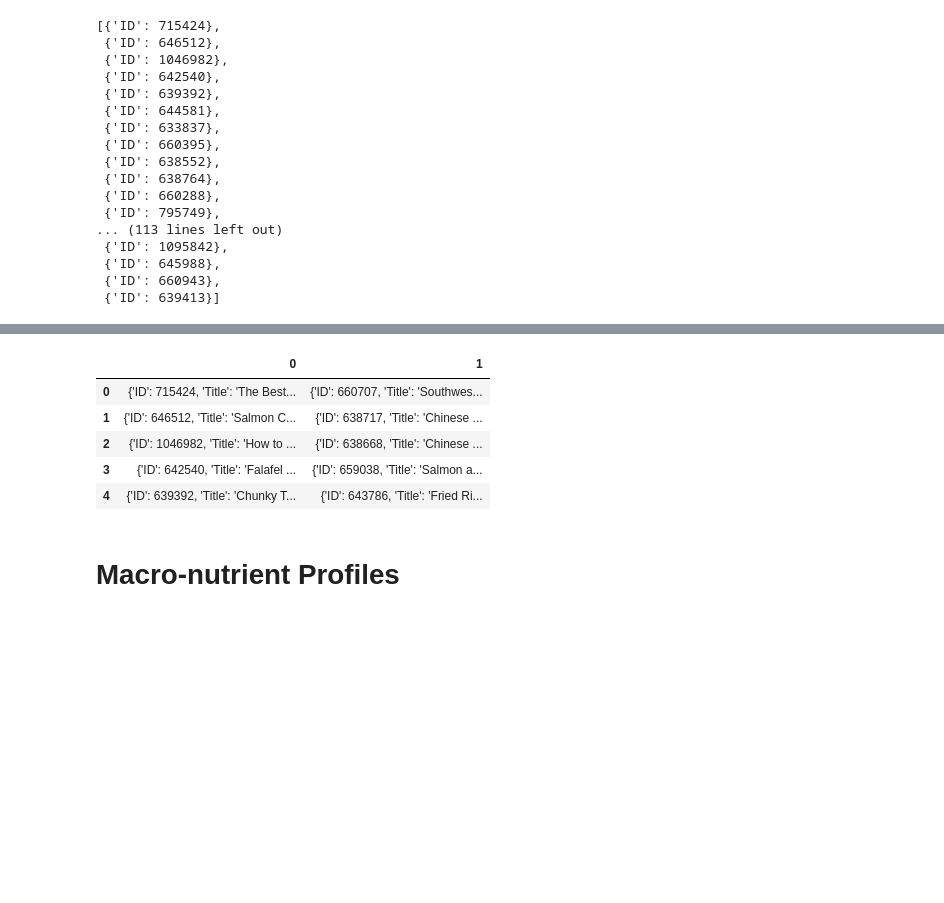
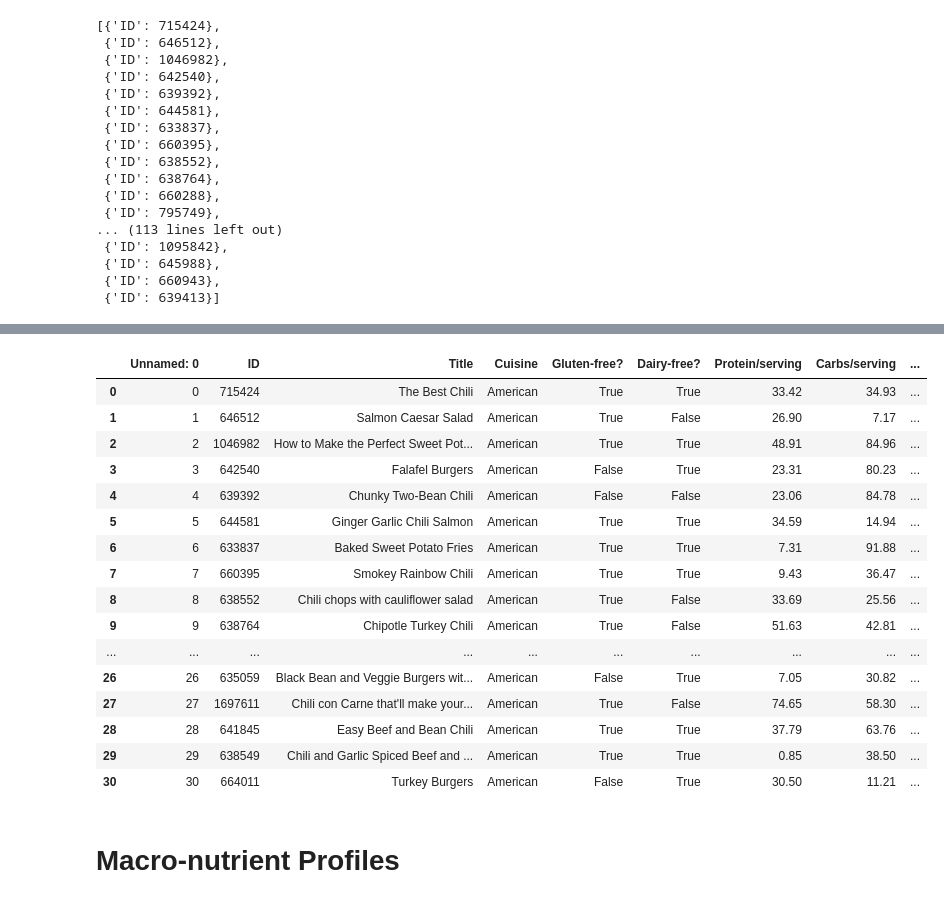
Before and after one commit to ragnor1824/Cuisine_Analysis, a Jupyter notebook: cuisine_analysis_renee.ipynb, the cells around one changed output, grey strips where cells are left out. Saved outputs shown, nothing was run; the diff lists cells and outputs as text; code cells hidden in the pictures; blank space fills up the shorter version.

```diff
--- a/cuisine_analysis_renee.ipynb
+++ b/cuisine_analysis_renee.ipynb
@@ -211,14 +211,3 @@ Processing 639413
 Recipe not found, skipping...
 ------------------------
 Data Retrieval Complete
-# %%
-#Create DataFrame with columns for cuisine, recipe name, recipe ID, ingredients, protein/serving, carbs/serving, fat/serving
-recipe_data_df = pd.DataFrame(list(zip(recipe_data_pt1, recipe_data_pt2)))
-recipe_data_df.head()
-# %% [output]
-|  | 0 | 1 |
-| 0 | {'ID': 715424, 'Title': 'The Best... | {'ID': 660707, 'Title': 'Southwes... |
-| 1 | {'ID': 646512, 'Title': 'Salmon C... | {'ID': 638717, 'Title': 'Chinese ... |
-| 2 | {'ID': 1046982, 'Title': 'How to ... | {'ID': 638668, 'Title': 'Chinese ... |
-| 3 | {'ID': 642540, 'Title': 'Falafel ... | {'ID': 659038, 'Title': 'Salmon a... |
-| 4 | {'ID': 639392, 'Title': 'Chunky T... | {'ID': 643786, 'Title': 'Fried Ri... |
@@ -225,3 +223,26 @@ recipe_data_df.head()
+# %%
+#Merge DataFrames
+frames = [recipe_data_pt1_df, recipe_data_pt2_df]
+recipe_data_df = pd.concat(frames, ignore_index = True)
+recipe_data_df
+# %% [output]
+|  | Unnamed: 0 | ID | Title | Cuisine | Gluten-free? | Dairy-free? | Protein/serving | Carbs/serving | ... |
+| 0 | 0 | 715424 | The Best Chili | American | True | True | 33.42 | 34.93 | ... |
+| 1 | 1 | 646512 | Salmon Caesar Salad | American | True | False | 26.90 | 7.17 | ... |
+| 2 | 2 | 1046982 | How to Make the Perfect Sweet Pot... | American | True | True | 48.91 | 84.96 | ... |
+| 3 | 3 | 642540 | Falafel Burgers | American | False | True | 23.31 | 80.23 | ... |
+| 4 | 4 | 639392 | Chunky Two-Bean Chili | American | False | False | 23.06 | 84.78 | ... |
+| 5 | 5 | 644581 | Ginger Garlic Chili Salmon | American | True | True | 34.59 | 14.94 | ... |
+| 6 | 6 | 633837 | Baked Sweet Potato Fries | American | True | True | 7.31 | 91.88 | ... |
+| 7 | 7 | 660395 | Smokey Rainbow Chili | American | True | True | 9.43 | 36.47 | ... |
+| 8 | 8 | 638552 | Chili chops with cauliflower salad | American | True | False | 33.69 | 25.56 | ... |
+| 9 | 9 | 638764 | Chipotle Turkey Chili | American | True | False | 51.63 | 42.81 | ... |
+| ... | ... | ... | ... | ... | ... | ... | ... | ... | ... |
+| 26 | 26 | 635059 | Black Bean and Veggie Burgers wit... | American | False | True | 7.05 | 30.82 | ... |
+| 27 | 27 | 1697611 | Chili con Carne that'll make your... | American | True | False | 74.65 | 58.30 | ... |
+| 28 | 28 | 641845 | Easy Beef and Bean Chili | American | True | True | 37.79 | 63.76 | ... |
+| 29 | 29 | 638549 | Chili and Garlic Spiced Beef and ... | American | True | True | 0.85 | 38.50 | ... |
+| 30 | 30 | 664011 | Turkey Burgers | American | False | True | 30.50 | 11.21 | ... |
 # %% [markdown]
 # Macro-nutrient Profiles
 # %%
```
Also changed, not shown: parts of 7 cells of this notebook, 2 other files.
